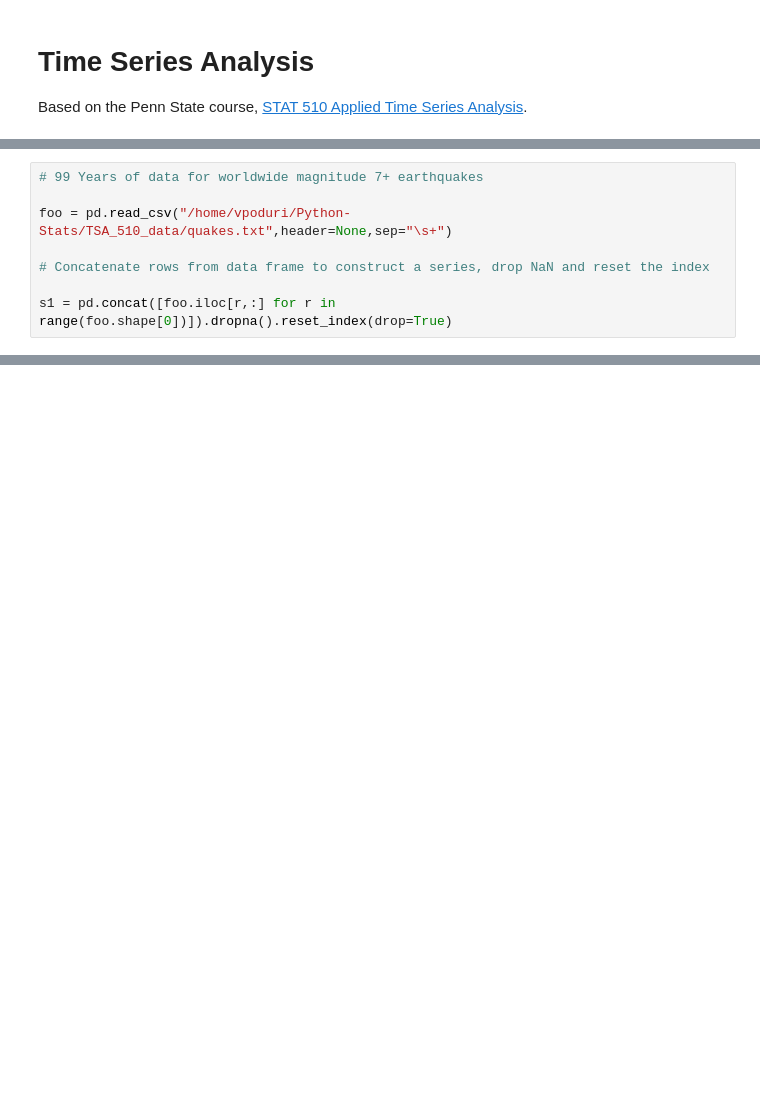
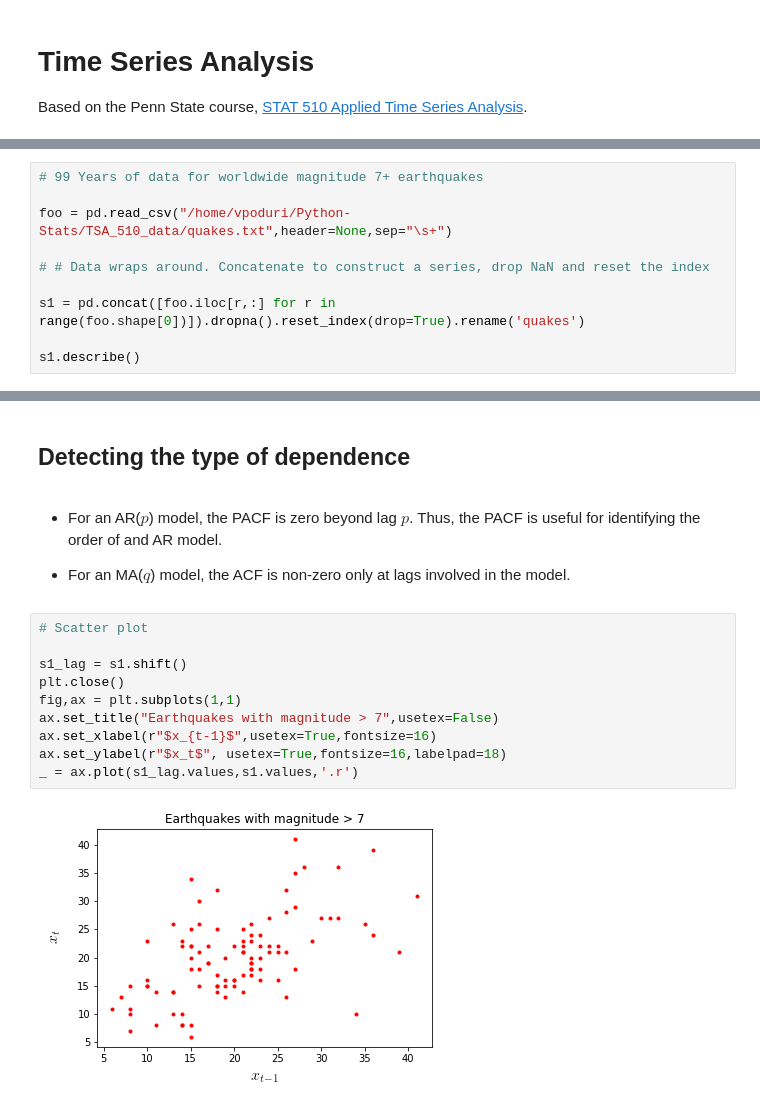
Before and after one commit to vp-code/Python-Stats, a Jupyter notebook: TSA_510.ipynb, the cells around one changed output, grey strips where cells are left out. Saved outputs shown, nothing was run; the diff lists cells and outputs as text; blank space fills up the shorter version.

```diff
--- a/TSA_510.ipynb
+++ b/TSA_510.ipynb
@@ -65,6 +114,8 @@ The last property gives us the autocorrelation function (**ACF**) of the model.
 
 foo = pd.read_csv("/home/vpoduri/Python-Stats/TSA_510_data/quakes.txt",header=None,sep="\s+")
 
-# Concatenate rows from data frame to construct a series, drop NaN and reset the index
+# # Data wraps around. Concatenate to construct a series, drop NaN and reset the index
 
-s1 = pd.concat([foo.iloc[r,:] for r in range(foo.shape[0])]).dropna().reset_index(drop=True)
+s1 = pd.concat([foo.iloc[r,:] for r in range(foo.shape[0])]).dropna().reset_index(drop=True).rename('quakes')
+
+s1.describe()
@@ -83 +186,19 @@ dtype: float64
+# %% [markdown]
+## Detecting the type of dependence
+# %% [markdown]
+* For an AR($p$) model, the PACF is zero beyond lag $p$. Thus, the PACF is useful for identifying the order of and AR model.
+
+* For an MA($q$) model, the ACF is non-zero only at lags involved in the model.
+# %%
+# Scatter plot
+
+s1_lag = s1.shift()
+plt.close()
+fig,ax = plt.subplots(1,1)
+ax.set_title("Earthquakes with magnitude > 7",usetex=False)
+ax.set_xlabel(r"$x_{t-1}$",usetex=True,fontsize=16)
+ax.set_ylabel(r"$x_t$", usetex=True,fontsize=16,labelpad=18)
+_ = ax.plot(s1_lag.values,s1.values,'.r')
+# %% [output]
+[figure, added]
 # %%
```
Also changed, not shown: parts of 17 cells of this notebook, 29 other files.
